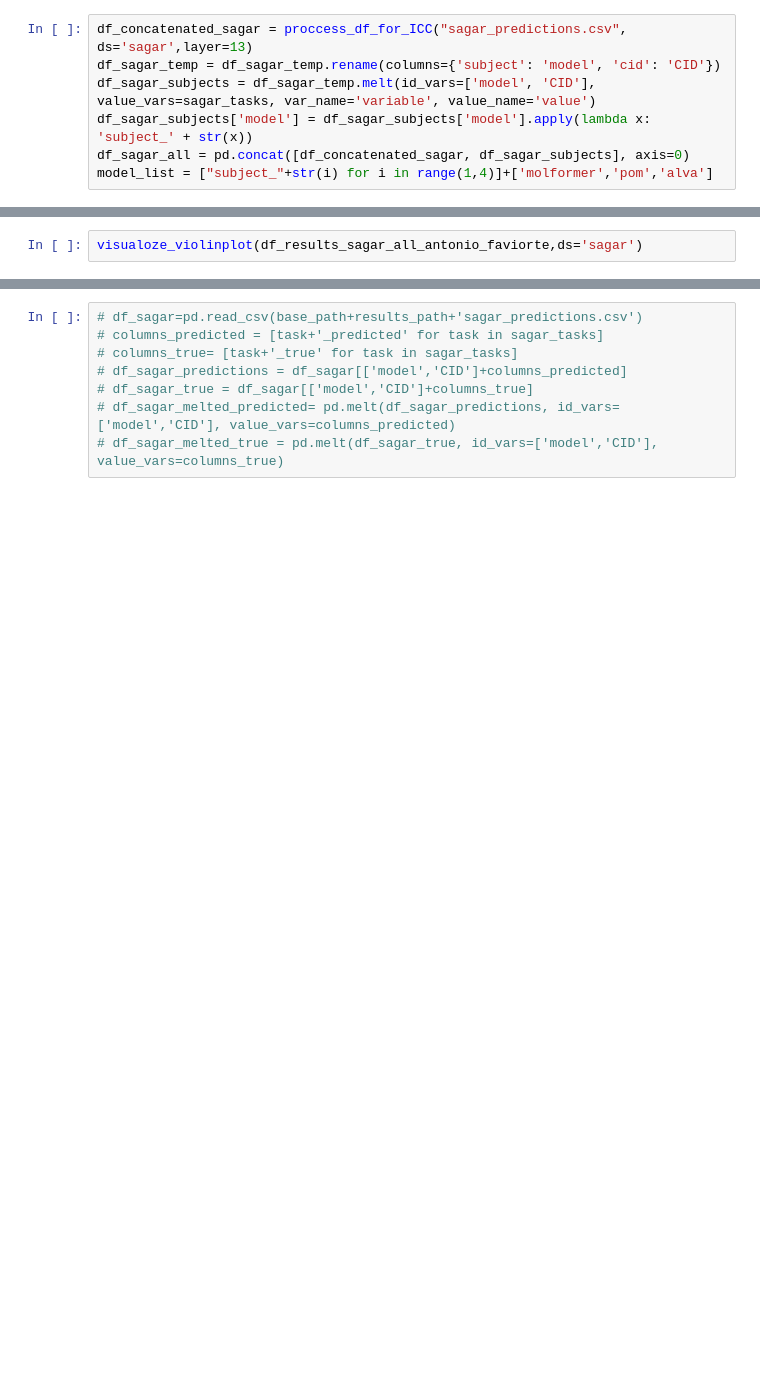
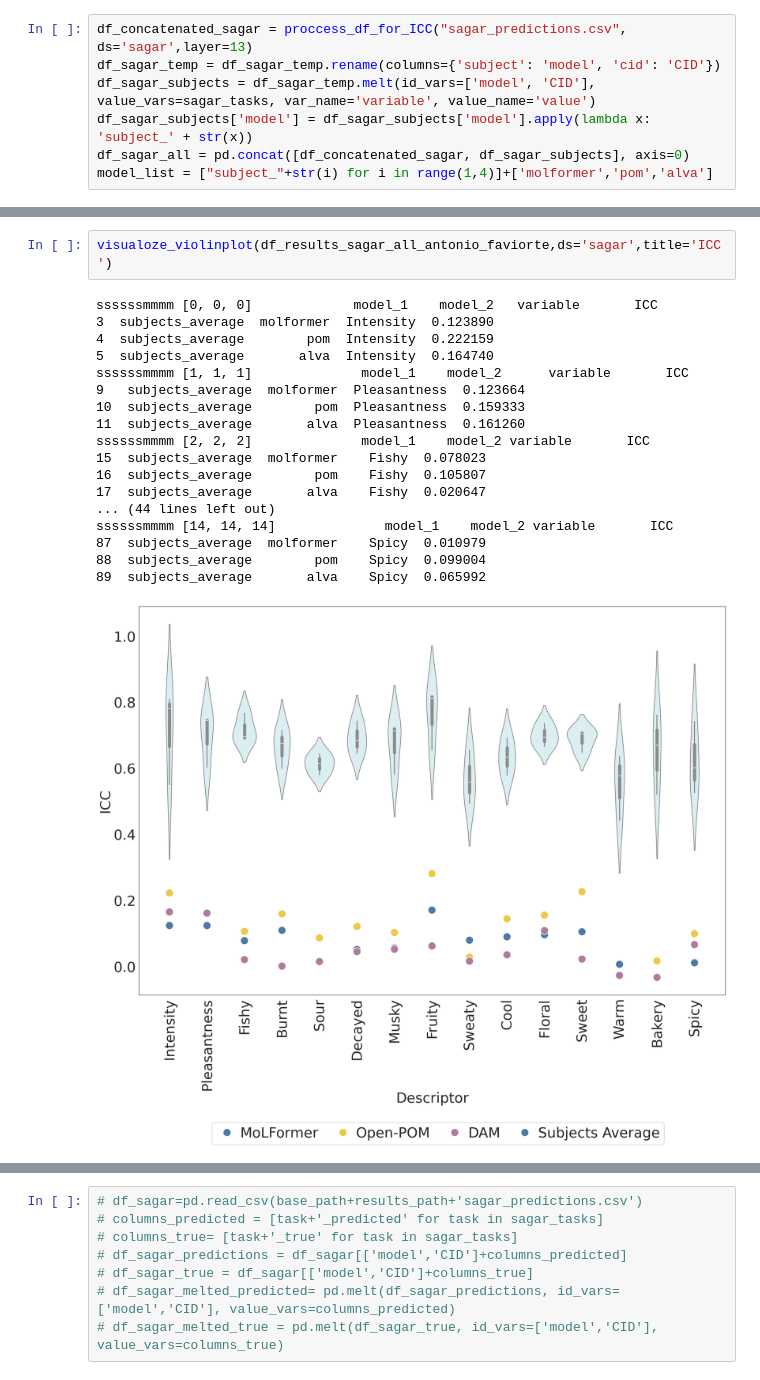
Before and after one commit to Farzaneh-Taleb/MoLFormer_N2024, a Jupyter notebook: Notebooks/regression_visualization.ipynb, the cells around one changed output, grey strips where cells are left out. Drawn from its saved outputs; the diff is of its cells as text; blank space fills up the shorter version.

```diff
--- a/Notebooks/regression_visualization.ipynb
+++ b/Notebooks/regression_visualization.ipynb
@@ -246,2 +450,21 @@ for model_1 in ['subjects_average']:
 # %%
-visualoze_violinplot(df_results_sagar_all_antonio_faviorte,ds='sagar')
+visualoze_violinplot(df_results_sagar_all_antonio_faviorte,ds='sagar',title='ICC')
+# %% [output]
+ssssssmmmm [0, 0, 0]             model_1    model_2   variable       ICC
+3  subjects_average  molformer  Intensity  0.123890
+4  subjects_average        pom  Intensity  0.222159
+5  subjects_average       alva  Intensity  0.164740
+ssssssmmmm [1, 1, 1]              model_1    model_2      variable       ICC
+9   subjects_average  molformer  Pleasantness  0.123664
+10  subjects_average        pom  Pleasantness  0.159333
+11  subjects_average       alva  Pleasantness  0.161260
+ssssssmmmm [2, 2, 2]              model_1    model_2 variable       ICC
+15  subjects_average  molformer    Fishy  0.078023
+16  subjects_average        pom    Fishy  0.105807
+17  subjects_average       alva    Fishy  0.020647
+... (44 lines left out)
+ssssssmmmm [14, 14, 14]              model_1    model_2 variable       ICC
+87  subjects_average  molformer    Spicy  0.010979
+88  subjects_average        pom    Spicy  0.099004
+89  subjects_average       alva    Spicy  0.065992
+[figure, added]
```
Also changed, not shown: parts of 30 cells of this notebook, 1 other file.
